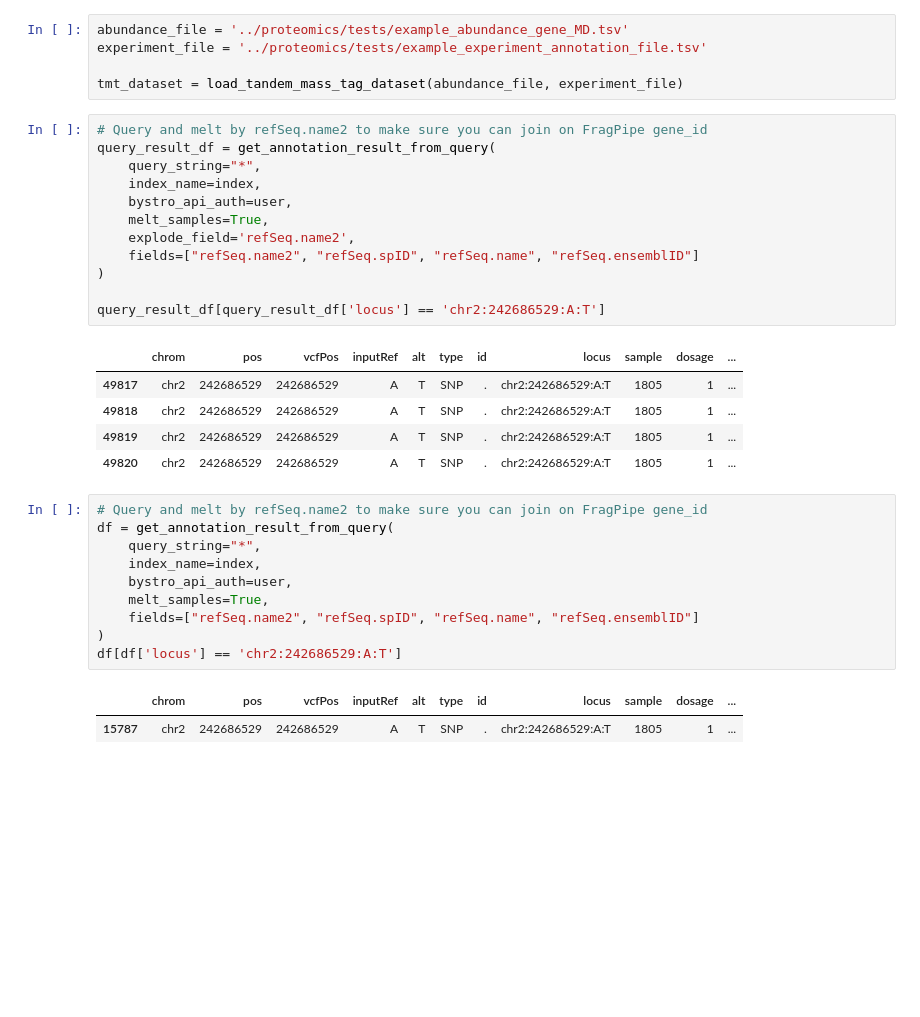
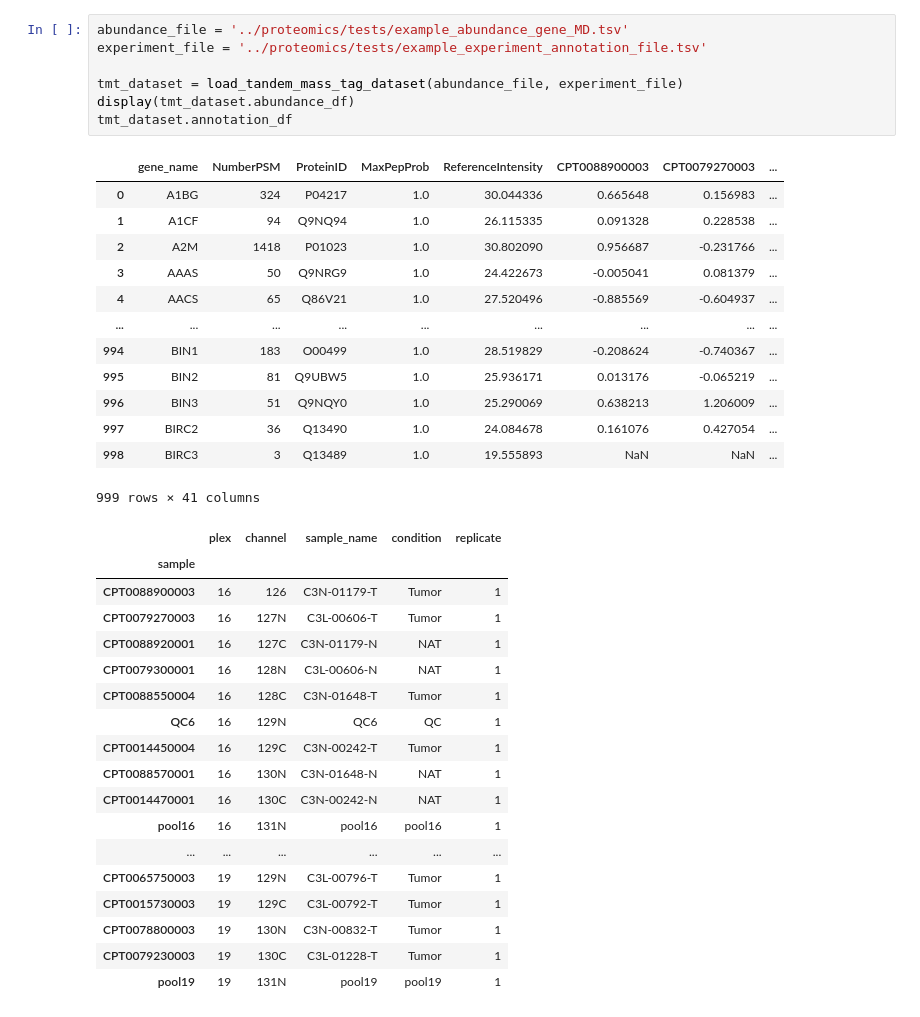
Before and after one commit to bystrogenomics/bystro, a Jupyter notebook: python/python/bystro/examples/ProteomicsProxiedQuery.ipynb, the cells around one changed output. Saved outputs shown, nothing was run; the diff lists cells and outputs as text; blank space fills up the shorter version.

```diff
--- a/python/python/bystro/examples/ProteomicsProxiedQuery.ipynb
+++ b/python/python/bystro/examples/ProteomicsProxiedQuery.ipynb
@@ -33,36 +146,39 @@ Login successful. You may now use the Bystro API!
 # %%
 abundance_file = '../proteomics/tests/example_abundance_gene_MD.tsv'
 experiment_file = '../proteomics/tests/example_experiment_annotation_file.tsv'
 
 tmt_dataset = load_tandem_mass_tag_dataset(abundance_file, experiment_file)
+display(tmt_dataset.abundance_df)
+tmt_dataset.annotation_df
+# %% [output]
+|  | gene_name | NumberPSM | ProteinID | MaxPepProb | ReferenceIntensity | CPT0088900003 | CPT0079270003 | ... |
+| 0 | A1BG | 324 | P04217 | 1.0 | 30.044336 | 0.665648 | 0.156983 | ... |
+| 1 | A1CF | 94 | Q9NQ94 | 1.0 | 26.115335 | 0.091328 | 0.228538 | ... |
+| 2 | A2M | 1418 | P01023 | 1.0 | 30.802090 | 0.956687 | -0.231766 | ... |
+| 3 | AAAS | 50 | Q9NRG9 | 1.0 | 24.422673 | -0.005041 | 0.081379 | ... |
+| 4 | AACS | 65 | Q86V21 | 1.0 | 27.520496 | -0.885569 | -0.604937 | ... |
+| ... | ... | ... | ... | ... | ... | ... | ... | ... |
+| 994 | BIN1 | 183 | O00499 | 1.0 | 28.519829 | -0.208624 | -0.740367 | ... |
+| 995 | BIN2 | 81 | Q9UBW5 | 1.0 | 25.936171 | 0.013176 | -0.065219 | ... |
+| 996 | BIN3 | 51 | Q9NQY0 | 1.0 | 25.290069 | 0.638213 | 1.206009 | ... |
+| 997 | BIRC2 | 36 | Q13490 | 1.0 | 24.084678 | 0.161076 | 0.427054 | ... |
+| 998 | BIRC3 | 3 | Q13489 | 1.0 | 19.555893 | NaN | NaN | ... |
+999 rows × 41 columns
+|  | plex | channel | sample_name | condition | replicate |
+| sample |  |  |  |  |  |
+| CPT0088900003 | 16 | 126 | C3N-01179-T | Tumor | 1 |
+| CPT0079270003 | 16 | 127N | C3L-00606-T | Tumor | 1 |
+| CPT0088920001 | 16 | 127C | C3N-01179-N | NAT | 1 |
+| CPT0079300001 | 16 | 128N | C3L-00606-N | NAT | 1 |
+| CPT0088550004 | 16 | 128C | C3N-01648-T | Tumor | 1 |
+| QC6 | 16 | 129N | QC6 | QC | 1 |
+| CPT0014450004 | 16 | 129C | C3N-00242-T | Tumor | 1 |
+| CPT0088570001 | 16 | 130N | C3N-01648-N | NAT | 1 |
+| CPT0014470001 | 16 | 130C | C3N-00242-N | NAT | 1 |
+| pool16 | 16 | 131N | pool16 | pool16 | 1 |
+| ... | ... | ... | ... | ... | ... |
+| CPT0065750003 | 19 | 129N | C3L-00796-T | Tumor | 1 |
+| CPT0015730003 | 19 | 129C | C3L-00792-T | Tumor | 1 |
+| CPT0078800003 | 19 | 130N | C3N-00832-T | Tumor | 1 |
+| CPT0079230003 | 19 | 130C | C3L-01228-T | Tumor | 1 |
+| pool19 | 19 | 131N | pool19 | pool19 | 1 |
-# %%
-# Query and melt by refSeq.name2 to make sure you can join on FragPipe gene_id
-query_result_df = get_annotation_result_from_query(
-    query_string="*",
-    index_name=index,
-    bystro_api_auth=user,
-    melt_samples=True,
-    explode_field='refSeq.name2',
-    fields=["refSeq.name2", "refSeq.spID", "refSeq.name", "refSeq.ensemblID"]
-)
-
-query_result_df[query_result_df['locus'] == 'chr2:242686529:A:T']
-# %% [output]
-|  | chrom | pos | vcfPos | inputRef | alt | type | id | locus | sample | dosage | ... |
-| 49817 | chr2 | 242686529 | 242686529 | A | T | SNP | . | chr2:242686529:A:T | 1805 | 1 | ... |
-| 49818 | chr2 | 242686529 | 242686529 | A | T | SNP | . | chr2:242686529:A:T | 1805 | 1 | ... |
-| 49819 | chr2 | 242686529 | 242686529 | A | T | SNP | . | chr2:242686529:A:T | 1805 | 1 | ... |
-| 49820 | chr2 | 242686529 | 242686529 | A | T | SNP | . | chr2:242686529:A:T | 1805 | 1 | ... |
-# %%
-# Query and melt by refSeq.name2 to make sure you can join on FragPipe gene_id
-df = get_annotation_result_from_query(
-    query_string="*",
-    index_name=index,
-    bystro_api_auth=user,
-    melt_samples=True,
-    fields=["refSeq.name2", "refSeq.spID", "refSeq.name", "refSeq.ensemblID"]
-)
-df[df['locus'] == 'chr2:242686529:A:T']
-# %% [output]
-|  | chrom | pos | vcfPos | inputRef | alt | type | id | locus | sample | dosage | ... |
-| 15787 | chr2 | 242686529 | 242686529 | A | T | SNP | . | chr2:242686529:A:T | 1805 | 1 | ... |
```
Also changed, not shown: parts of 20 cells of this notebook, 1 other file.
